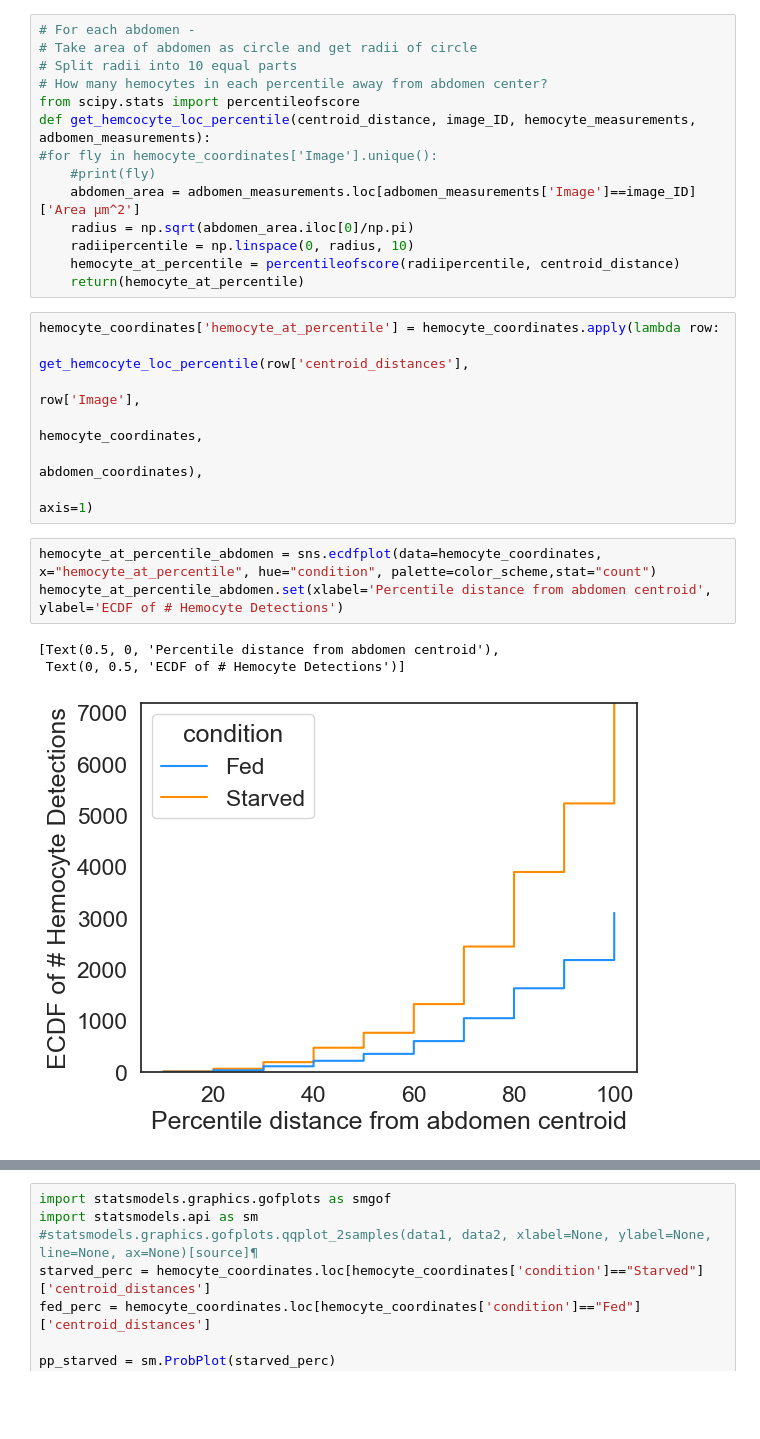
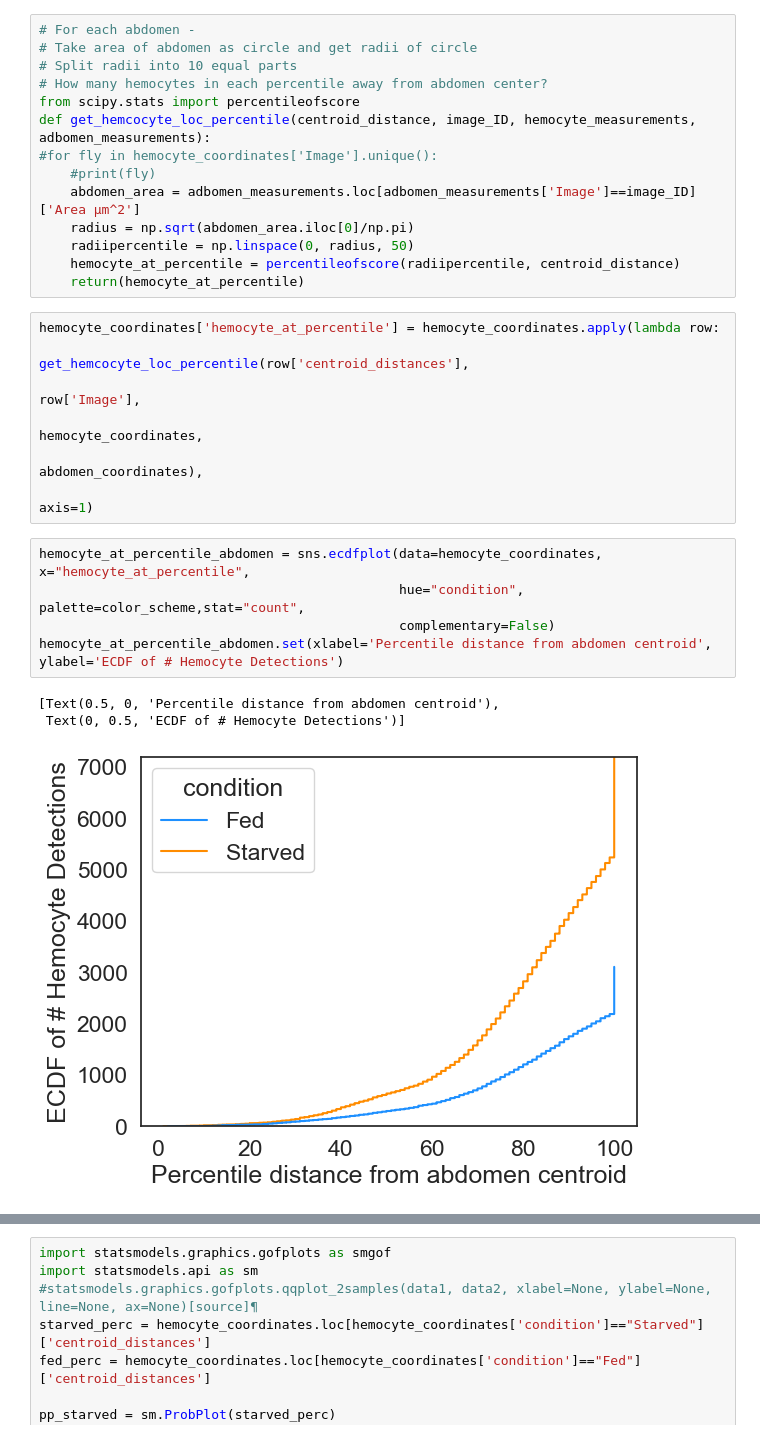
Before and after one commit to McCallLabBU/hemocyte_recruitment_image_quantification, a Jupyter notebook: code/analyze_intensity_distributions.ipynb, the cells around one changed output, grey strips where cells are left out. Saved outputs shown, nothing was run; the diff lists cells and outputs as text; blank space fills up the shorter version.

```diff
--- a/code/analyze_intensity_distributions.ipynb
+++ b/code/analyze_intensity_distributions.ipynb
@@ -222,7 +222,7 @@ def get_hemcocyte_loc_percentile(centroid_distance, image_ID, hemocyte_measureme
     #print(fly)
     abdomen_area = adbomen_measurements.loc[adbomen_measurements['Image']==image_ID]['Area µm^2']
     radius = np.sqrt(abdomen_area.iloc[0]/np.pi)
-    radiipercentile = np.linspace(0, radius, 10)
+    radiipercentile = np.linspace(0, radius, 50)
     hemocyte_at_percentile = percentileofscore(radiipercentile, centroid_distance)
     return(hemocyte_at_percentile)
 # %%
@@ -233,12 +233,14 @@ hemocyte_coordinates['hemocyte_at_percentile'] = hemocyte_coordinates.apply(lamb
                                                                                                          abdomen_coordinates),
                                                                                                          axis=1)
 # %%
-hemocyte_at_percentile_abdomen = sns.ecdfplot(data=hemocyte_coordinates, x="hemocyte_at_percentile", hue="condition", palette=color_scheme,stat="count")
+hemocyte_at_percentile_abdomen = sns.ecdfplot(data=hemocyte_coordinates, x="hemocyte_at_percentile",
+                                              hue="condition", palette=color_scheme,stat="count",
+                                              complementary=False)
 hemocyte_at_percentile_abdomen.set(xlabel='Percentile distance from abdomen centroid', ylabel='ECDF of # Hemocyte Detections')
 # %% [output]
 [Text(0.5, 0, 'Percentile distance from abdomen centroid'),
  Text(0, 0.5, 'ECDF of # Hemocyte Detections')]
-[figure, old version]
+[figure, new version]
 # %%
 import statsmodels.graphics.gofplots as smgof
 import statsmodels.api as sm
```
Also changed, not shown: parts of 1 cell of this notebook, 2 other files.
